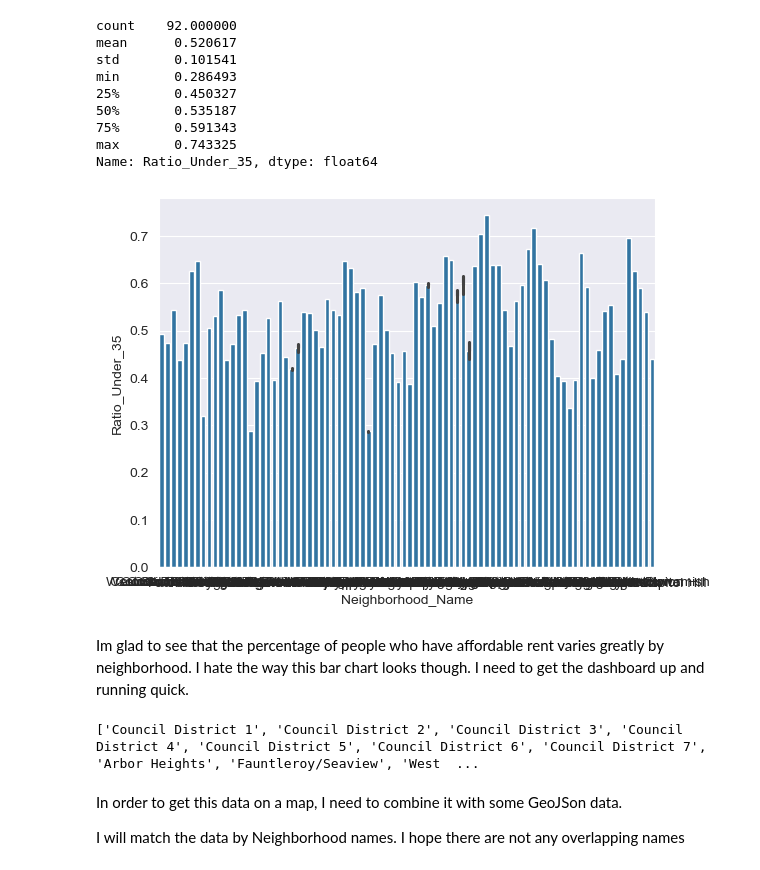
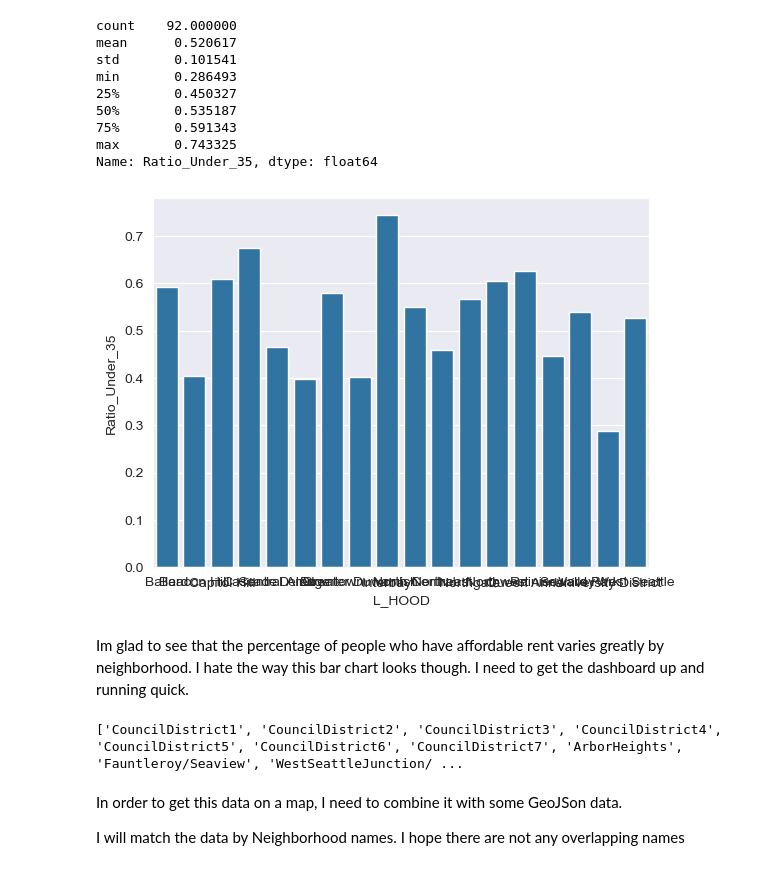
Before and after one commit to tint3dgreen/Capstone, a Jupyter notebook: src/Question_1.ipynb, the cells around one changed output. Saved outputs shown, nothing was run; the diff lists cells and outputs as text; code cells hidden in the pictures.

Commit message:
Added some missing neighborhoods to the map TODO, parse the neighborhoods that have '/' in the name. polished 35% map. added income map

```diff
--- a/src/Question_1.ipynb
+++ b/src/Question_1.ipynb
@@ -33,3 +33,15 @@ housing.loc[(housing["Neighborhood_Name"] == "Ballard") | (housing["Neighborhood
 | 84 | 84 | 85 | 303.0 | Ballard | UCUV | Hub Urban Village | ... |
 | 87 | 87 | 88 | 401.0 | University District | UCUV | Urban Center | ... |
 4 rows × 47 columns
+# %%
+housing['Neighborhood_Name'] = housing['Neighborhood_Name'].apply(lambda x: str(x).replace(" ",""))
+# %%
+key = pd.read_csv("../data/processed/Neighborhood_alt_key.csv", index_col=0).set_index("alt_names_list")
+key
+
+join_test = housing.join(key, on='Neighborhood_Name', how='inner', rsuffix='_alt_key')
+
+cols = ['L_HOOD','Gross_Rent_as_a_Percentage_of_Household_Income_Less_than_15.0%','Gross_Rent_as_a_Percentage_of_Household_Income_15.0_to_19.9%','Gross_Rent_as_a_Percentage_of_Household_Income_20.0_to_24.9%', 'Gross_Rent_as_a_Percentage_of_Household_Income_25.0_to_29.9%','Renter_Households']
+
+join_test = join_test[cols].groupby("L_HOOD").agg(sum)
+join_test
@@ -38,10 +69,12 @@ print(housing.columns)
 cols = ['Gross_Rent_as_a_Percentage_of_Household_Income_Less_than_15.0%','Gross_Rent_as_a_Percentage_of_Household_Income_15.0_to_19.9%','Gross_Rent_as_a_Percentage_of_Household_Income_20.0_to_24.9%', 'Gross_Rent_as_a_Percentage_of_Household_Income_25.0_to_29.9%']
 test = housing[cols]
 housing['Total_under_35'] = np.sum(test[cols],axis=1)
+join_test['Total_under_35'] = np.sum(join_test[cols],axis=1)
 
 housing["Ratio_Under_35"] = housing["Total_under_35"]/housing["Renter_Households"]
+join_test["Ratio_Under_35"] = join_test["Total_under_35"]/join_test["Renter_Households"]
 
-housing[['Neighborhood_Name','Total_under_35','Ratio_Under_35']]
+join_test[['Total_under_35','Ratio_Under_35']]
 # %% [output]
 Index(['Unnamed: 0', 'OBJECTID', 'NEIGH_NO', 'Neighborhood_Name',
        'Neighborhood_Type', 'Neighborhood_Subtype', 'ACS_Vinatage',
@@ -86,11 +124,11 @@ min       0.286493
 max       0.743325
 Name: Ratio_Under_35, dtype: float64
 # %%
-sns.barplot(data=housing, x='Neighborhood_Name', y='Ratio_Under_35')
+sns.barplot(data=join_test, x='L_HOOD', y='Ratio_Under_35')
 
 plt.show()
 # %% [output]
-[figure, old version]
+[figure, new version]
 # %% [markdown]
 Im glad to see that the percentage of people who have affordable rent varies greatly by neighborhood. I hate the way this bar chart looks though. I need to get the dashboard up and running quick.
 # %%
@@ -98,8 +136,8 @@ out = housing[['Neighborhood_Name','Total_under_35','Ratio_Under_35']]
 out.to_csv('../data/processed/Under35.csv', index=False)
 # %%
-print([x for x in housing['Neighborhood_Name'].unique()])
+print([x for x in housing['Neighborhood_Name'].unique()],end="\n")
 # %% [output]
-['Council District 1', 'Council District 2', 'Council District 3', 'Council District 4', 'Council District 5', 'Council District 6', 'Council District 7', 'Arbor Heights', 'Fauntleroy/Seaview', 'West  ...
+['CouncilDistrict1', 'CouncilDistrict2', 'CouncilDistrict3', 'CouncilDistrict4', 'CouncilDistrict5', 'CouncilDistrict6', 'CouncilDistrict7', 'ArborHeights', 'Fauntleroy/Seaview', 'WestSeattleJunction/ ...
 # %% [markdown]
 In order to get this data on a map, I need to combine it with some GeoJSon data.
 
```
Also changed, not shown: parts of 4 cells of this notebook, 4 other files.
